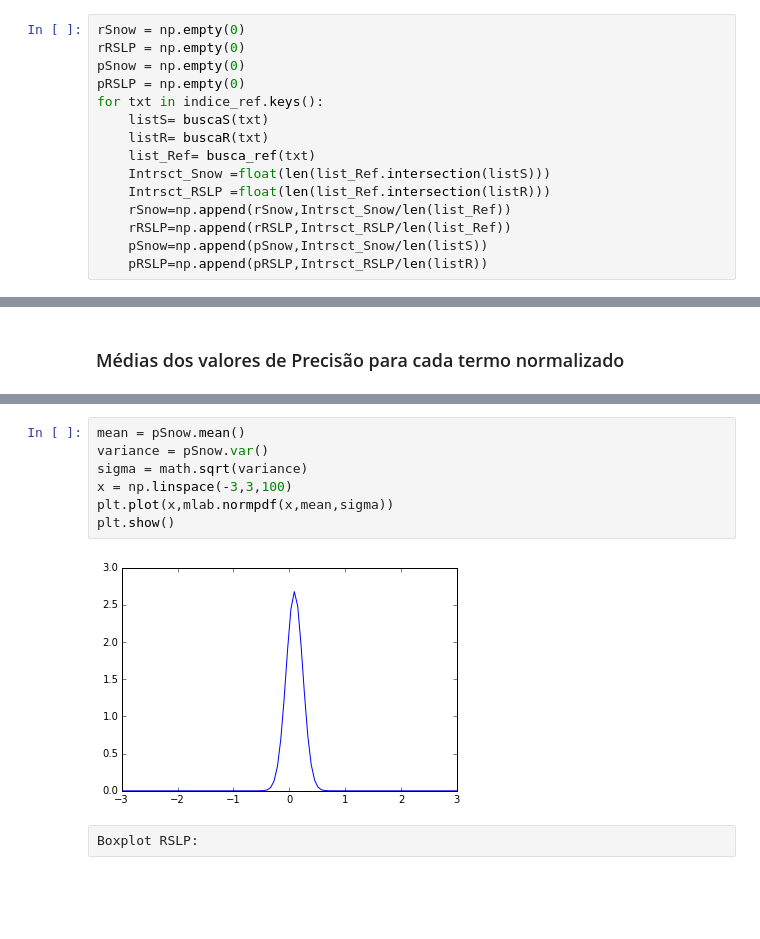
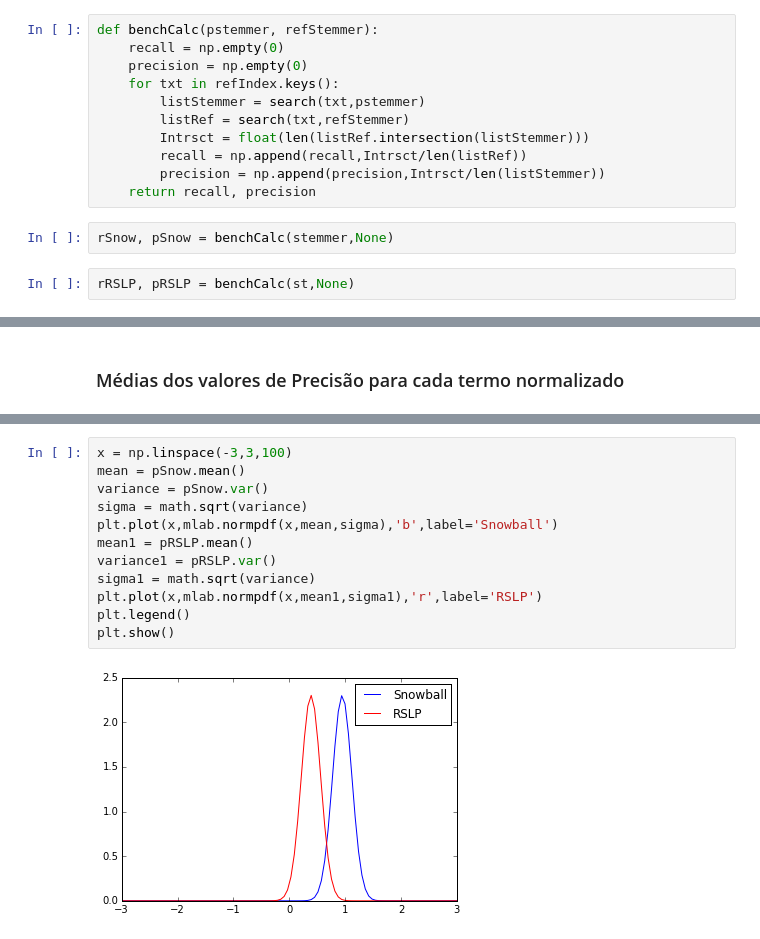
Before and after one commit to marciomacielbastos/reclameaqui, a Jupyter notebook: Problema 1.ipynb, the cells around one changed output, grey strips where cells are left out. Saved outputs shown, nothing was run; the diff lists cells and outputs as text; blank space fills up the shorter version.

```diff
--- a/Problema 1.ipynb
+++ b/Problema 1.ipynb
@@ -103,19 +109,19 @@ def busca_ref(consulta):
 # %% [markdown]
 ### Agora iremos calcular o recall, que é definido por |RᴒA|/|R| e a precisão, que é definido por |RᴒA|/|A|
-# %%
-rSnow = np.empty(0)
-rRSLP = np.empty(0)
-pSnow = np.empty(0)
-pRSLP = np.empty(0)
-for txt in indice_ref.keys():
-    listS= buscaS(txt)
-    listR= buscaR(txt)
-    list_Ref= busca_ref(txt)
-    Intrsct_Snow =float(len(list_Ref.intersection(listS)))
-    Intrsct_RSLP =float(len(list_Ref.intersection(listR)))
-    rSnow=np.append(rSnow,Intrsct_Snow/len(list_Ref))
-    rRSLP=np.append(rRSLP,Intrsct_RSLP/len(list_Ref))
-    pSnow=np.append(pSnow,Intrsct_Snow/len(listS))
-    pRSLP=np.append(pRSLP,Intrsct_RSLP/len(listR))
+# %%
+def benchCalc(pstemmer, refStemmer):
+    recall = np.empty(0)
+    precision = np.empty(0)
+    for txt in refIndex.keys():
+        listStemmer = search(txt,pstemmer)
+        listRef = search(txt,refStemmer)
+        Intrsct = float(len(listRef.intersection(listStemmer)))
+        recall = np.append(recall,Intrsct/len(listRef))
+        precision = np.append(precision,Intrsct/len(listStemmer))
+    return recall, precision
+# %%
+rSnow, pSnow = benchCalc(stemmer,None)
+# %%
+rRSLP, pRSLP = benchCalc(st,None)
 # %% [markdown]
 ### Gráficos dos valores de Recall para cada termo normalizado
@@ -224,11 +179,14 @@ Curva gaussiana para probabilidades de Precisão do Snowball para os textos de M
 # %%
+x = np.linspace(-3,3,100)
 mean = pSnow.mean()
 variance = pSnow.var()
 sigma = math.sqrt(variance)
-x = np.linspace(-3,3,100)
-plt.plot(x,mlab.normpdf(x,mean,sigma))
+plt.plot(x,mlab.normpdf(x,mean,sigma),'b',label='Snowball')
+mean1 = pRSLP.mean()
+variance1 = pRSLP.var()
+sigma1 = math.sqrt(variance)
+plt.plot(x,mlab.normpdf(x,mean1,sigma1),'r',label='RSLP')
+plt.legend()
 plt.show()
 # %% [output]
-[figure, old version]
+[figure, new version]
-# %% [raw]
-Boxplot RSLP:
```
Also changed, not shown: parts of 80 cells of this notebook.
